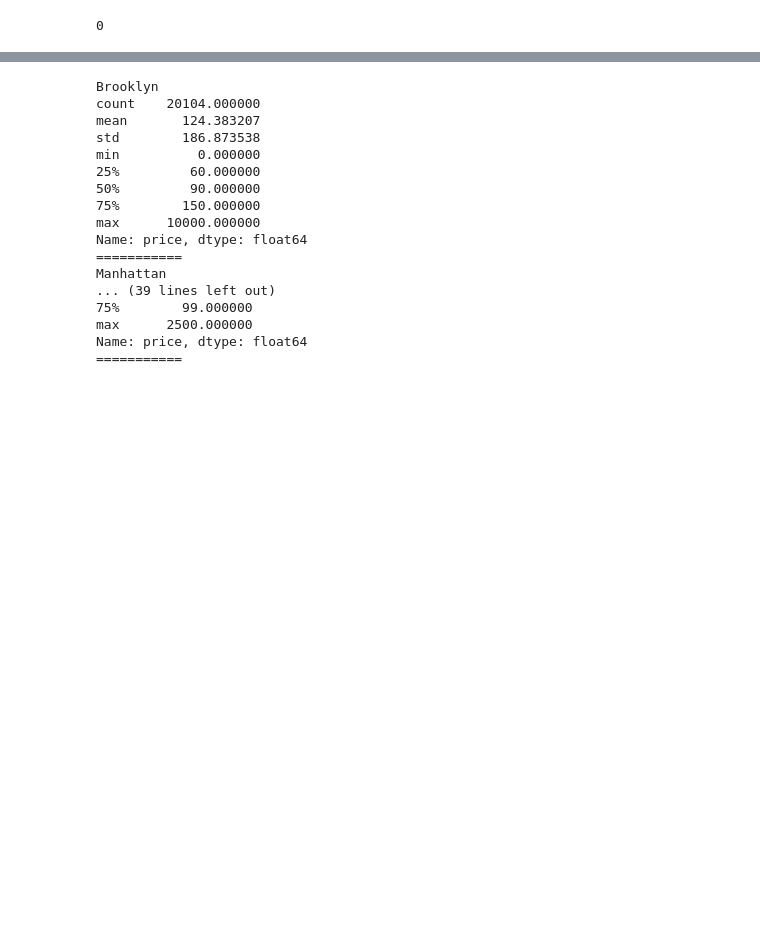
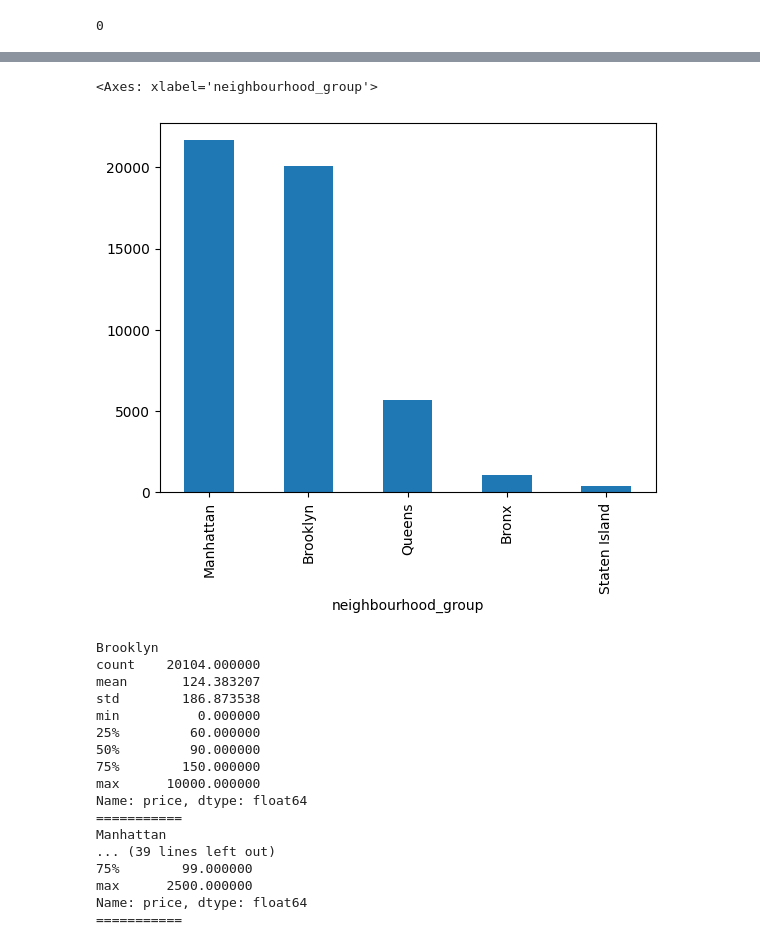
Before and after one commit to 4GeeksAcademy/kiliangil-machine-learning-python-template, a Jupyter notebook: src/explore.ipynb, the cells around one changed output, grey strips where cells are left out. Drawn from its saved outputs; the diff is of its cells as text; code cells hidden in the pictures; blank space fills up the shorter version.

```diff
--- a/src/explore.ipynb
+++ b/src/explore.ipynb
@@ -76,0 +80,4 @@ df.head()
+# %%
+#neighbourhood_group
+num_barrios = df['neighbourhood_group'].value_counts()
+print(num_barrios)
@@ -77,3 +92,8 @@ df.head()
+# %%
+num_barrios.plot(kind='bar')
+# %% [output]
+<Axes: xlabel='neighbourhood_group'>
+[figure, added]
 # %%
 groups = df['neighbourhood_group'].unique()
 for i, group in enumerate(groups):
```
Also changed, not shown: parts of 15 cells of this notebook.
